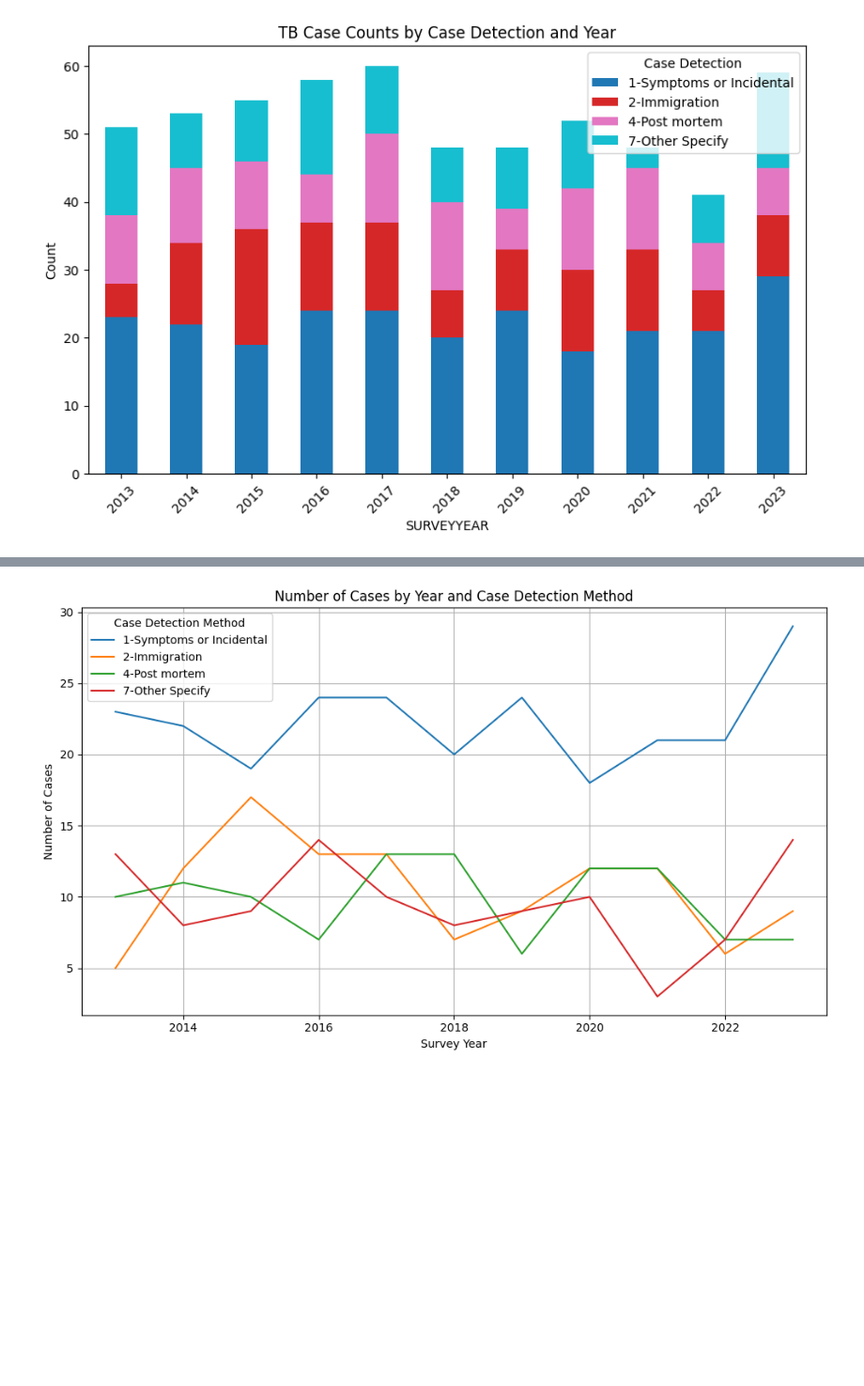
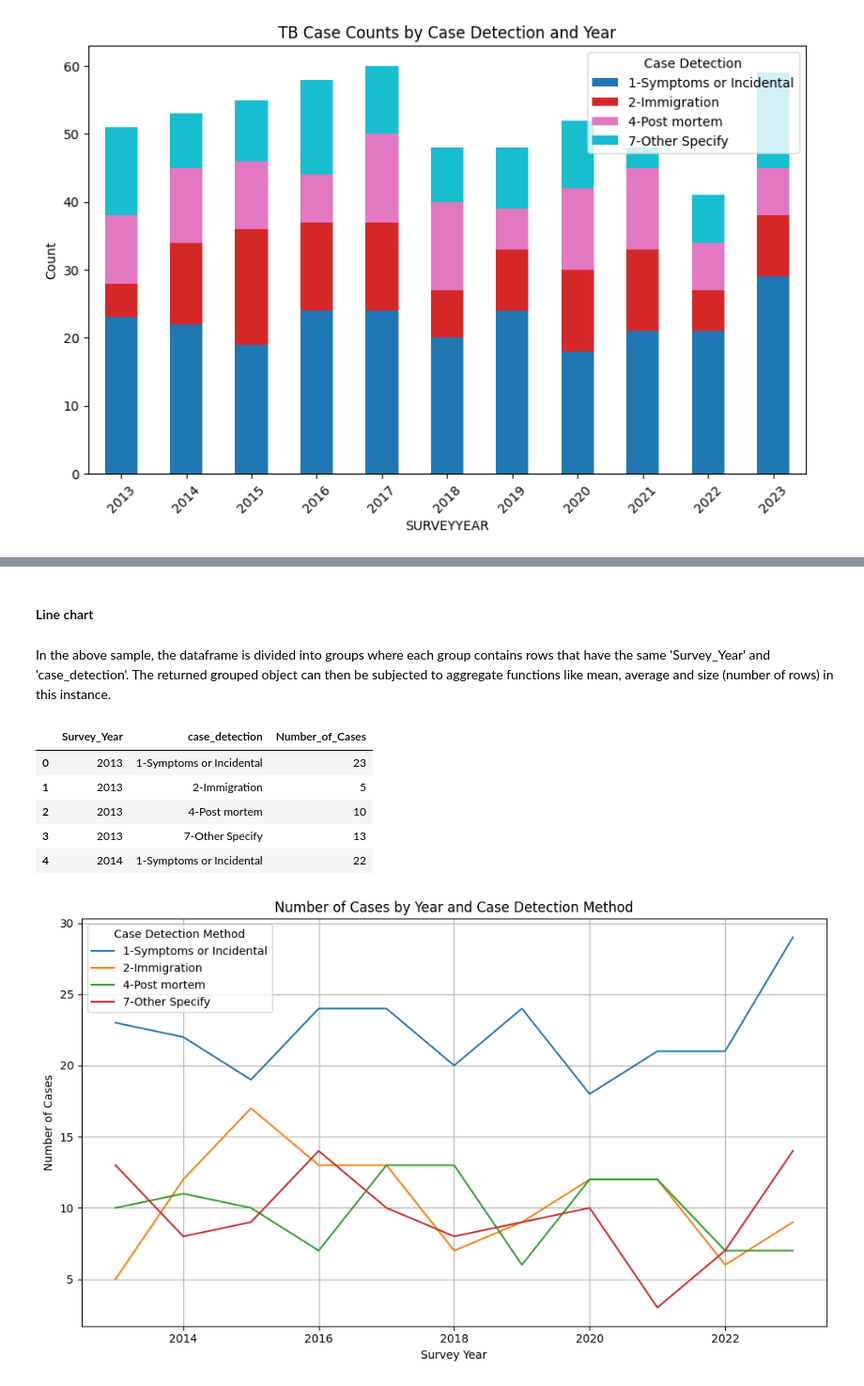
Before and after one commit to niranjan-ramesh/custom-images, a Jupyter notebook: analytics-environment/analyze-synthetic-data.ipynb, the cells around one changed output, grey strips where cells are left out. Shown: that part at 94% size. Saved outputs shown, nothing was run; the diff lists cells and outputs as text; code cells hidden in the pictures; blank space fills up the shorter version.

```diff
--- a/analytics-environment/analyze-synthetic-data.ipynb
+++ b/analytics-environment/analyze-synthetic-data.ipynb
@@ -737,0 +807,2 @@ plt.show()
+# %% [markdown]
+#### Line chart
@@ -738 +811,12 @@ plt.show()
+# %% [markdown]
+In the above sample, the dataframe is divided into groups where each group contains rows that have the same 'Survey_Year' and 'case_detection'. The returned grouped object can then be subjected to aggregate functions like mean, average and size (number of rows) in this instance.
+# %%
+case_counts.head(5)
+# %% [output]
+|  | Survey_Year | case_detection | Number_of_Cases |
+| 0 | 2013 | 1-Symptoms or Incidental | 23 |
+| 1 | 2013 | 2-Immigration | 5 |
+| 2 | 2013 | 4-Post mortem | 10 |
+| 3 | 2013 | 7-Other Specify | 13 |
+| 4 | 2014 | 1-Symptoms or Incidental | 22 |
 # %%
```
Also changed, not shown: parts of 18 cells of this notebook.
